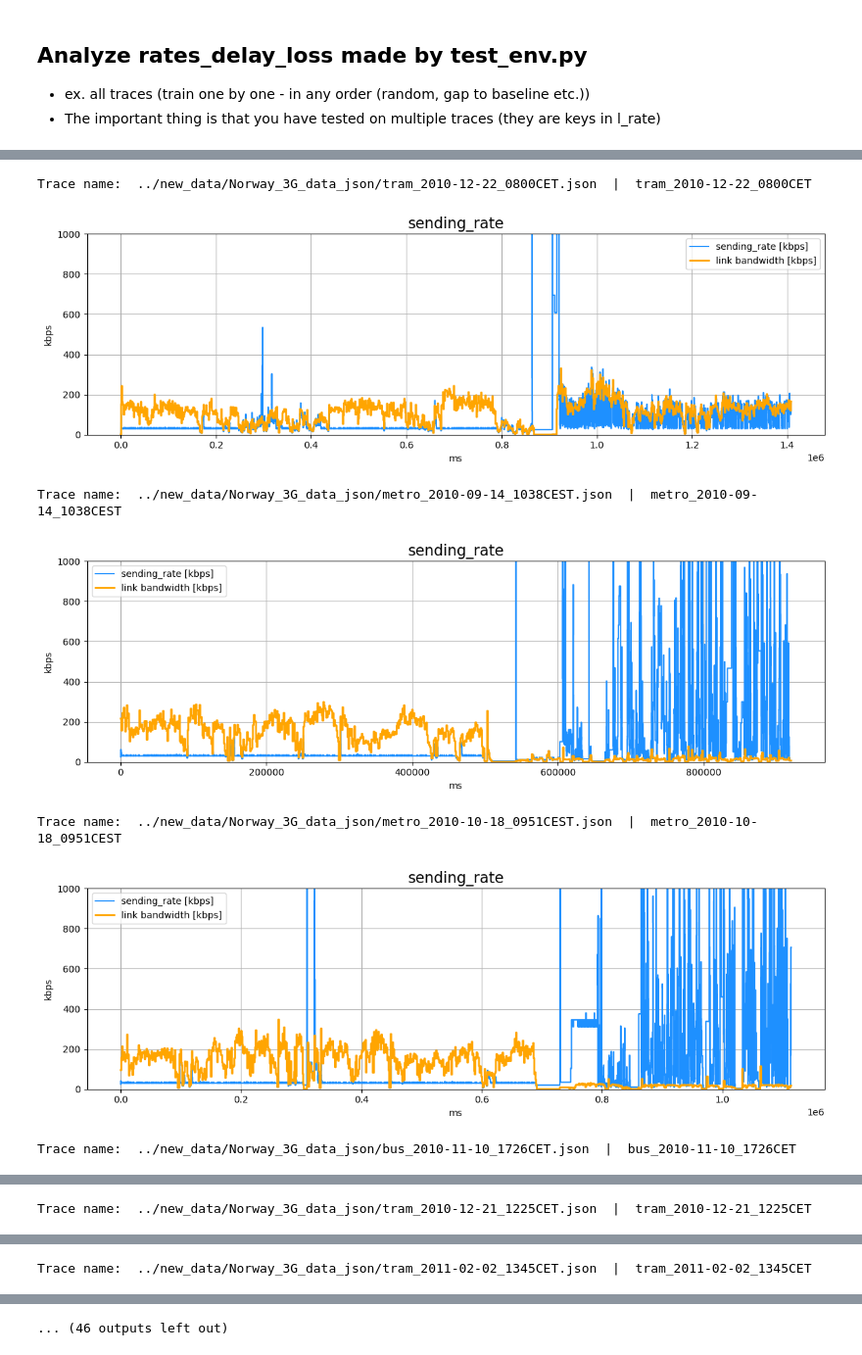
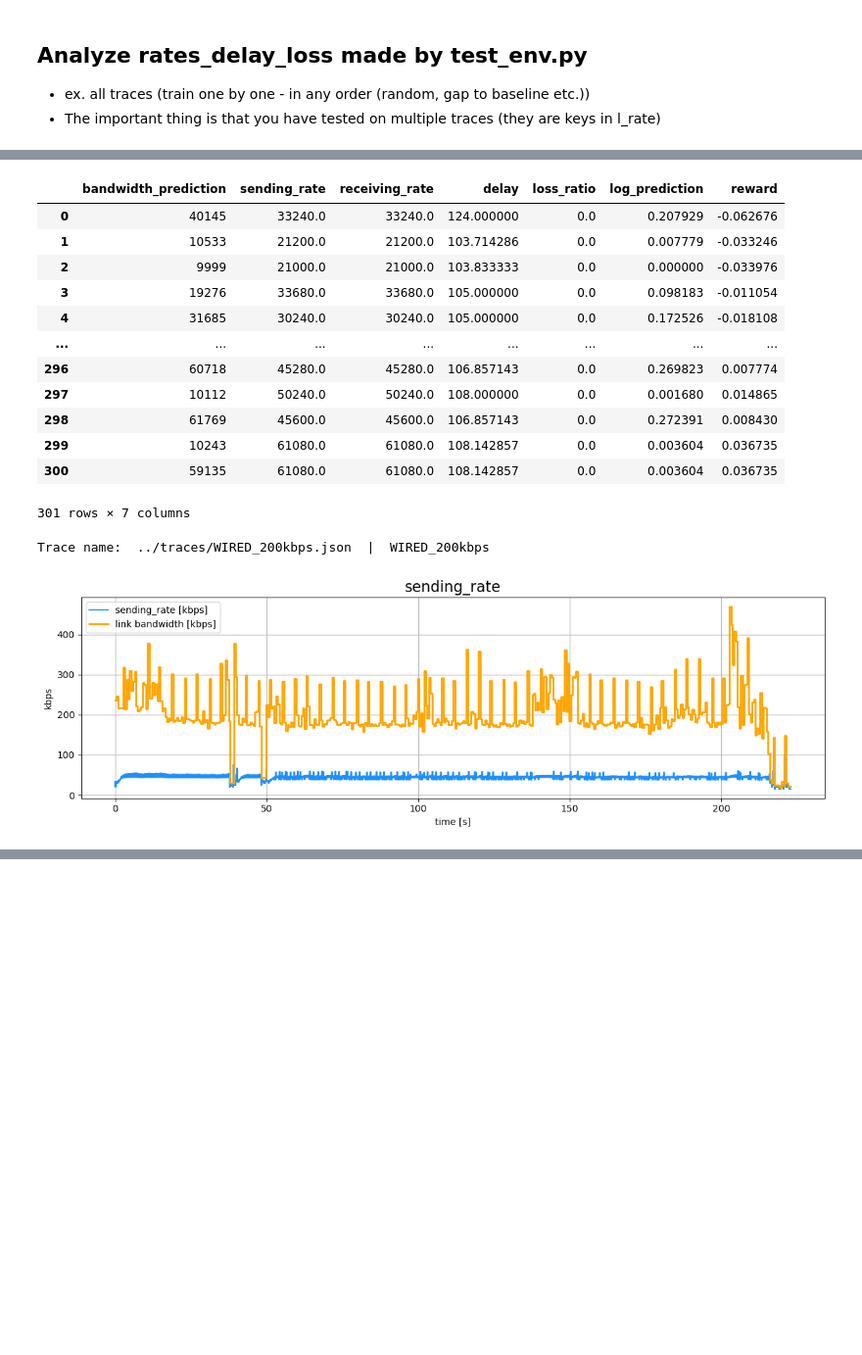
Before and after one commit to denama/ReCoCo, a Jupyter notebook: simulation_analysis/analyze_rates_delay_loss_all_traces_new_data.ipynb, the cells around one changed output, grey strips where cells are left out. Shown: that part at 98% size. Saved outputs shown, nothing was run; the diff lists cells and outputs as text; code cells hidden in the pictures; blank space fills up the shorter version.

Commit message:
new data experiments

```diff
--- a/simulation_analysis/analyze_rates_delay_loss_all_traces_new_data.ipynb
+++ b/simulation_analysis/analyze_rates_delay_loss_all_traces_new_data.ipynb
@@ -14,8 +14,13 @@ import glob
 # dataset = "ghent"
 # conf_name = f"test_random_traces_ghent_v2"
 
-dataset = "norway"
-conf_name = f"random_norway_max_200_300"
+# dataset = "norway"
+# conf_name = f"random_traces_norway"
+
+# dataset = "NY"
+# conf_name = f"random_NY"
+
+conf_name = "random_low_bandwidth"
 # %%
 prefix = "../output/rates_delay_loss_test_"
 suffix = ".pickle"
@@ -36,8 +37,35 @@ len(l_rate.keys())
+# %%
+pd.DataFrame(l_rate['./traces/trace_300k.json'])
+# %% [output]
+|  | bandwidth_prediction | sending_rate | receiving_rate | delay | loss_ratio | log_prediction | reward |
+| 0 | 40145 | 33240.0 | 33240.0 | 124.000000 | 0.0 | 0.207929 | -0.062676 |
+| 1 | 10533 | 21200.0 | 21200.0 | 103.714286 | 0.0 | 0.007779 | -0.033246 |
+| 2 | 9999 | 21000.0 | 21000.0 | 103.833333 | 0.0 | 0.000000 | -0.033976 |
+| 3 | 19276 | 33680.0 | 33680.0 | 105.000000 | 0.0 | 0.098183 | -0.011054 |
+| 4 | 31685 | 30240.0 | 30240.0 | 105.000000 | 0.0 | 0.172526 | -0.018108 |
+| ... | ... | ... | ... | ... | ... | ... | ... |
+| 296 | 60718 | 45280.0 | 45280.0 | 106.857143 | 0.0 | 0.269823 | 0.007774 |
+| 297 | 10112 | 50240.0 | 50240.0 | 108.000000 | 0.0 | 0.001680 | 0.014865 |
+| 298 | 61769 | 45600.0 | 45600.0 | 106.857143 | 0.0 | 0.272391 | 0.008430 |
+| 299 | 10243 | 61080.0 | 61080.0 | 108.142857 | 0.0 | 0.003604 | 0.036735 |
+| 300 | 59135 | 61080.0 | 61080.0 | 108.142857 | 0.0 | 0.003604 | 0.036735 |
+301 rows × 7 columns
 # %%
 plot_gcc = False
 len_traces = [] #length of each trace in ms
 
 for key in l_rate.keys():
+
+    if "traces" in key:
+        dataset = "opennetlab"
+    elif "Ghent" in key:
+        dataset = "ghent"
+    elif "Norway" in key:
+        dataset = "norway"
+    elif "NY" in key:
+        dataset = "NY"
+    else:
+        print("Unknown dataset")
 
 #     print(f"Trace: {key}")
     colors = iter(["dodgerblue", "teal", "indianred", "olive", "yellow", "green"])
@@ -48,17 +76,21 @@ for key in l_rate.keys():
 
         if dataset == "opennetlab":
             trace_name = "../" + key.split("/")[1] + "/" + key.split("/")[2]
-            REAL_NAME = ...
+            REAL_NAME = key.split("/")[-1].split(".")[0]
         elif dataset == "ghent":
             trace_name = os.path.join("../new_data/logs_all_4G_Ghent_json", os.path.basename(key))
             REAL_NAME = os.path.basename(key).split(".")[0]
         elif dataset == "norway":
             trace_name = os.path.join("../new_data/Norway_3G_data_json", os.path.basename(key))
             REAL_NAME = os.path.basename(key).split(".")[0]
+        elif dataset == "NY":
+            trace_name = os.path.join("../new_data/NY_4G_data_json", os.path.basename(key))
+            REAL_NAME = os.path.basename(key).split(".")[0]
         else:
             print("Wrong dataset name")
 
         print("Trace name: ", trace_name, " | ", REAL_NAME)
+
 
         if plot_gcc:
             pickle_path_gcc = f"../apply_model/results_gcc/rates_delay_loss_gcc_{REAL_NAME}.pickle"
@@ -92,60 +124,57 @@ for key in l_rate.keys():
             plt.figure(figsize=(12,4))
             plt.title(metric, fontsize=16)
             # color=next(colors)
-            plt.step(df_rate.index, df_rate[metric]/1000, label=f"{metric} [kbps]", color="dodgerblue")
-            plt.step(time, capacities, lw=2, label="link bandwidth [kbps]", color="orange")
+            plt.step(df_rate.index/1000, df_rate[metric]/1000, label=f"{metric} [kbps]", color="dodgerblue")
+            plt.step([i/1000 for i in time], capacities, lw=2, label="link bandwidth [kbps]", color="orange")
             if plot_gcc and (metric != "reward"):
                 plt.step(df_rate.index, df_rate[f"{metric}_gcc"]/1000, label=f"{metric} GCC [kbps]", color="red")
             plt.legend()
             plt.ylabel("kbps")
-            plt.xlabel("ms")
+            plt.xlabel("time [s]")
             plt.grid()
 
             if dataset == "norway":
                 plt.ylim((0, 1000))
             elif dataset == "ghent":
                 plt.ylim((0, 10000))
+            elif dataset == "NY":
+                plt.ylim((0, 20000))
             else:
-                if REAL_NAME == "WIRED_200kbps":
-                    plt.xlim((0, 50000))
+                # if REAL_NAME == "WIRED_200kbps":
+                #     plt.xlim((0, 50000))
                 if REAL_NAME == "WIRED_35mbps":
                     plt.ylim((0, 40000))
                 elif REAL_NAME == "4G_700kbps":
                     plt.ylim(0, 1500)
                 elif REAL_NAME == "4G_3mbps":
                     plt.ylim(0,8000)
                 elif REAL_NAME == "4G_500kbps":
                     plt.ylim(0,1600)
                 elif REAL_NAME == "5G_12mbps":
                     plt.ylim(0,20000)
                 elif REAL_NAME == "5G_13mbps":
                     plt.ylim(0,20000)
             plt.tight_layout()
 
         else:
             plt.figure(figsize=(12,4))
             plt.title(metric, fontsize=16)
-            plt.step(df_rate.index, df_rate[metric], label=f"{metric}", color="dodgerblue")
+            plt.step(df_rate.index/1000, df_rate[metric], label=f"{metric}", color="dodgerblue")
             if plot_gcc and (metric != "reward"):
-                plt.step(df_rate.index, df_rate[f"{metric}_gcc"], label=f"{metric} GCC", color="red")
+                plt.step(df_rate.index/1000, df_rate[f"{metric}_gcc"], label=f"{metric} GCC", color="red")
             plt.ylabel(metric)
-            plt.xlabel("ms")
+            plt.xlabel("time [s]")
             plt.legend()
             plt.grid()
             if metric == "reward":
                 plt.tight_layout()
                 plt.ylim(-1.05,1.05)
 #                 plt.savefig(f"./plots/reward_{REAL_NAME}_{reward_profile}.png")
             elif metric in ["Rl", "Ru", "Rd"]:
                 plt.ylim(-1.05,1.05)
 
         plt.show()
         print("\n")
 # %% [output]
-Trace name:  ../new_data/Norway_3G_data_json/tram_2010-12-22_0800CET.json  |  tram_2010-12-22_0800CET
+Trace name:  ../traces/WIRED_200kbps.json  |  WIRED_200kbps
-[figure, old version]
+[figure, new version]
-Trace name:  ../new_data/Norway_3G_data_json/metro_2010-09-14_1038CEST.json  |  metro_2010-09-14_1038CEST
-[figure, removed]
-Trace name:  ../new_data/Norway_3G_data_json/metro_2010-10-18_0951CEST.json  |  metro_2010-10-18_0951CEST
-[figure, removed]
-Trace name:  ../new_data/Norway_3G_data_json/bus_2010-11-10_1726CET.json  |  bus_2010-11-10_1726CET
@@ -153 +180,0 @@ Trace name:  ../new_data/Norway_3G_data_json/bus_2010-11-10_1726CET.json  |  bus
-Trace name:  ../new_data/Norway_3G_data_json/tram_2010-12-21_1225CET.json  |  tram_2010-12-21_1225CET
@@ -155 +180,0 @@ Trace name:  ../new_data/Norway_3G_data_json/tram_2010-12-21_1225CET.json  |  tr
-Trace name:  ../new_data/Norway_3G_data_json/tram_2011-02-02_1345CET.json  |  tram_2011-02-02_1345CET
@@ -157 +180,0 @@ Trace name:  ../new_data/Norway_3G_data_json/tram_2011-02-02_1345CET.json  |  tr
-... (46 outputs left out)
```
Also changed, not shown: parts of 10 cells of this notebook, 11 other files.
